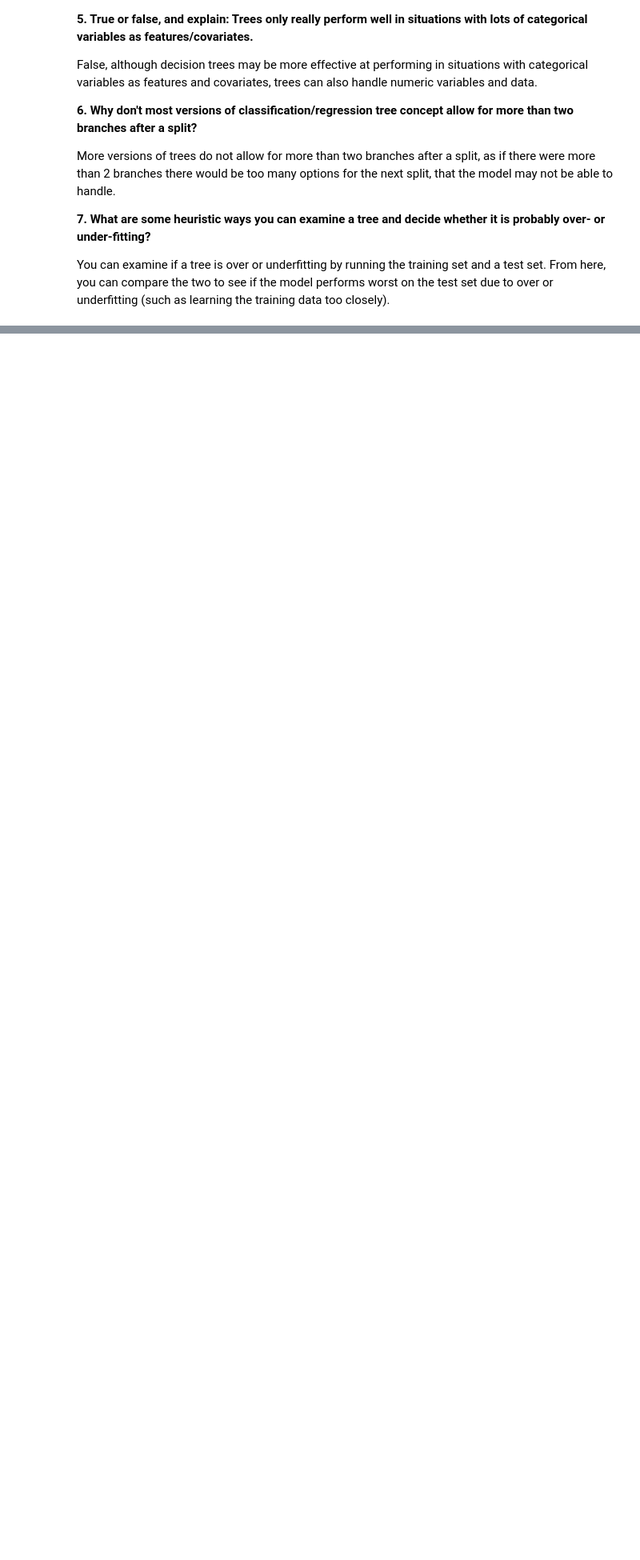
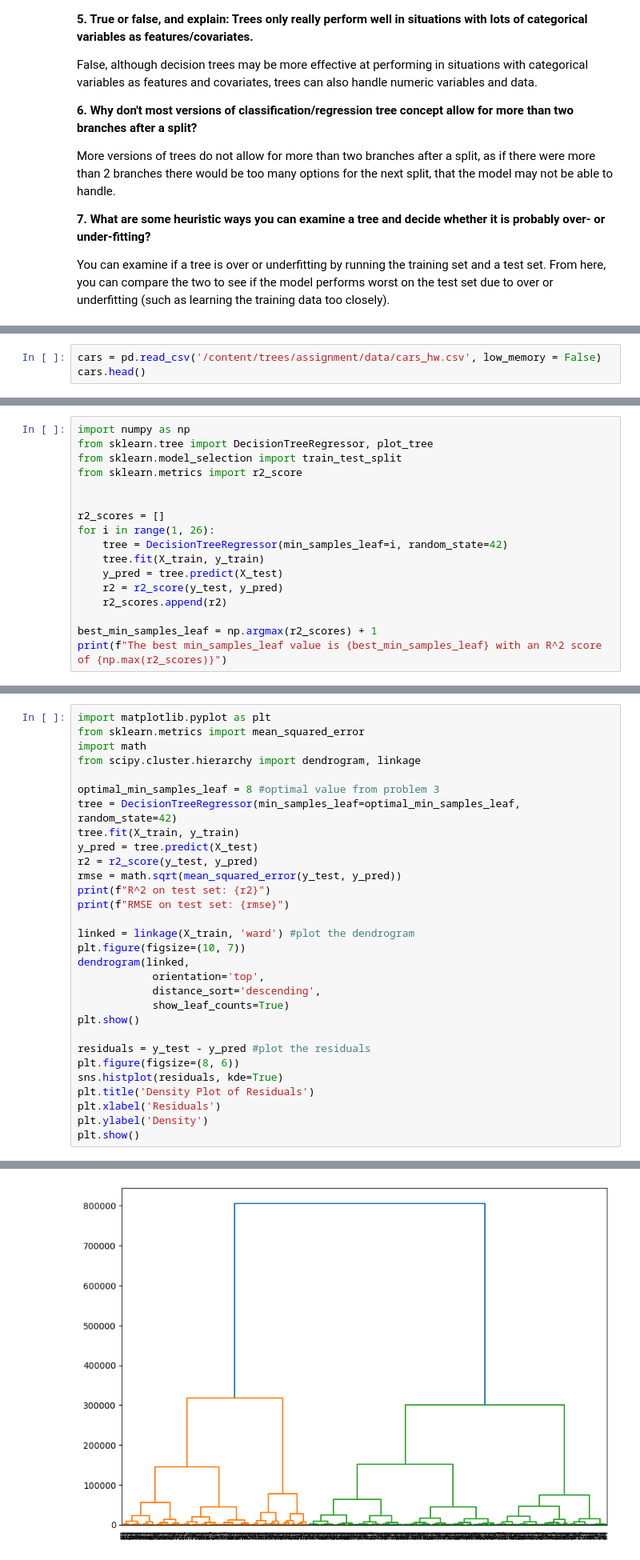
Before and after one commit to norawik/trees, a Jupyter notebook: assignment/assignment.ipynb, the cells around one changed output, grey strips where cells are left out. Shown at 80% size. Saved outputs shown, nothing was run; the diff lists cells and outputs as text; blank space fills up the shorter version.

```diff
--- a/assignment/assignment.ipynb
+++ b/assignment/assignment.ipynb
@@ -102,0 +53,3 @@ Conversely, can any linear regression be represented by a tree?
+# %%
+cars = pd.read_csv('/content/trees/assignment/data/cars_hw.csv', low_memory = False)
+cars.head()
@@ -102,0 +87,17 @@ Conversely, can any linear regression be represented by a tree?
+# %%
+import numpy as np
+from sklearn.tree import DecisionTreeRegressor, plot_tree
+from sklearn.model_selection import train_test_split
+from sklearn.metrics import r2_score
+
+
+r2_scores = []
+for i in range(1, 26):
+    tree = DecisionTreeRegressor(min_samples_leaf=i, random_state=42)
+    tree.fit(X_train, y_train)
+    y_pred = tree.predict(X_test)
+    r2 = r2_score(y_test, y_pred)
+    r2_scores.append(r2)
+
+best_min_samples_leaf = np.argmax(r2_scores) + 1
+print(f"The best min_samples_leaf value is {best_min_samples_leaf} with an R^2 score of {np.max(r2_scores)}")
@@ -102,0 +108,31 @@ Conversely, can any linear regression be represented by a tree?
+# %%
+import matplotlib.pyplot as plt
+from sklearn.metrics import mean_squared_error
+import math
+from scipy.cluster.hierarchy import dendrogram, linkage
+
+optimal_min_samples_leaf = 8 #optimal value from problem 3
+tree = DecisionTreeRegressor(min_samples_leaf=optimal_min_samples_leaf, random_state=42)
+tree.fit(X_train, y_train)
+y_pred = tree.predict(X_test)
+r2 = r2_score(y_test, y_pred)
+rmse = math.sqrt(mean_squared_error(y_test, y_pred))
+print(f"R^2 on test set: {r2}")
+print(f"RMSE on test set: {rmse}")
+
+linked = linkage(X_train, 'ward') #plot the dendrogram
+plt.figure(figsize=(10, 7))
+dendrogram(linked,
+            orientation='top',
+            distance_sort='descending',
+            show_leaf_counts=True)
+plt.show()
+
+residuals = y_test - y_pred #plot the residuals
+plt.figure(figsize=(8, 6))
+sns.histplot(residuals, kde=True)
+plt.title('Density Plot of Residuals')
+plt.xlabel('Residuals')
+plt.ylabel('Density')
+plt.show()
+# %% [output]
@@ -102,0 +141 @@ Conversely, can any linear regression be represented by a tree?
+[figure, added]
```
Also changed, not shown: parts of 41 cells of this notebook.
